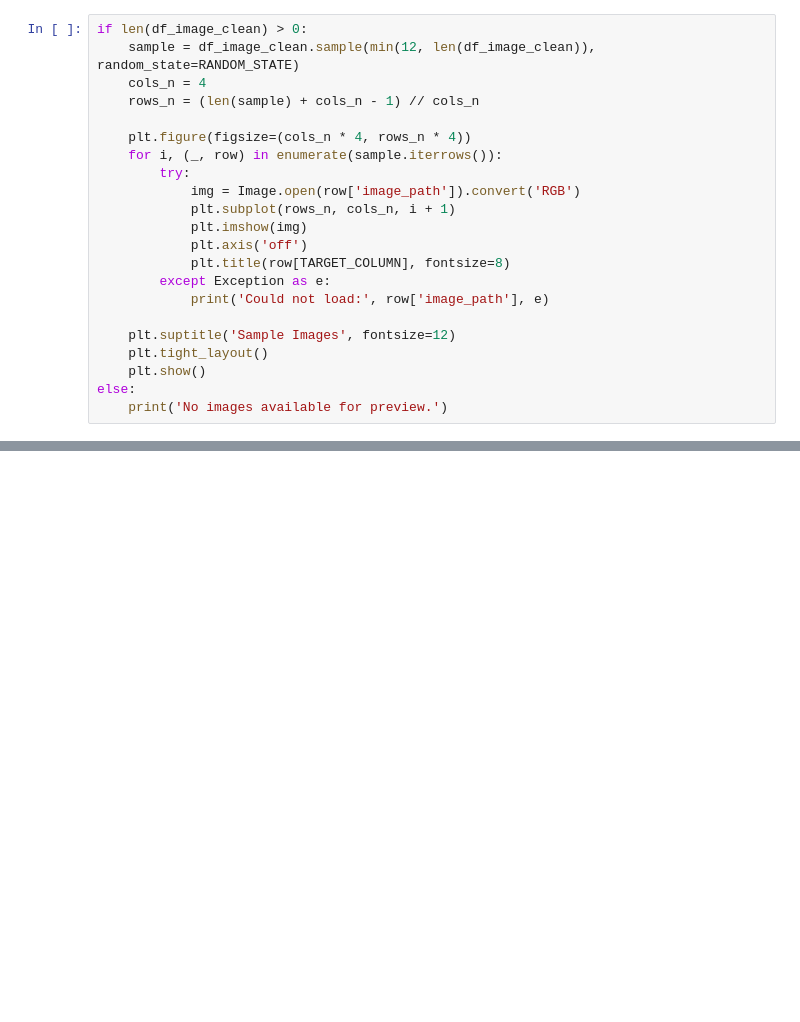
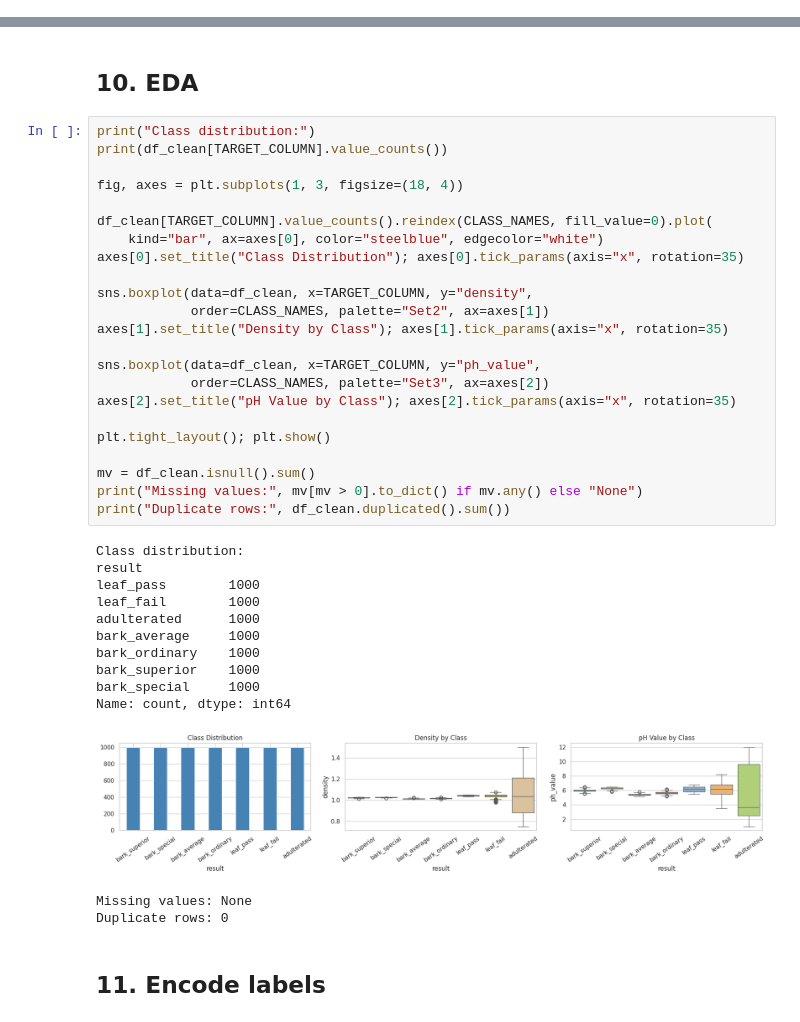
Before and after one commit to TharinduWijayarathna/cinnamon-oil-classifier, a Jupyter notebook: notebook/cinnamon_oil.ipynb, the cells around one changed output, grey strips where cells are left out. Saved outputs shown, nothing was run; the diff lists cells and outputs as text; blank space fills up the shorter version.

```diff
--- a/notebook/cinnamon_oil.ipynb
+++ b/notebook/cinnamon_oil.ipynb
@@ -341,22 +0,0 @@ Duplicate rows: 0
-# %%
-if len(df_image_clean) > 0:
-    sample = df_image_clean.sample(min(12, len(df_image_clean)), random_state=RANDOM_STATE)
-    cols_n = 4
-    rows_n = (len(sample) + cols_n - 1) // cols_n
-
-    plt.figure(figsize=(cols_n * 4, rows_n * 4))
-    for i, (_, row) in enumerate(sample.iterrows()):
-        try:
-            img = Image.open(row['image_path']).convert('RGB')
-            plt.subplot(rows_n, cols_n, i + 1)
-            plt.imshow(img)
-            plt.axis('off')
-            plt.title(row[TARGET_COLUMN], fontsize=8)
-        except Exception as e:
-            print('Could not load:', row['image_path'], e)
-
-    plt.suptitle('Sample Images', fontsize=12)
-    plt.tight_layout()
-    plt.show()
-else:
-    print('No images available for preview.')
@@ -1285,0 +214,41 @@ files.download('final_cinnamon_oil_models.zip')
+# %% [markdown]
+## 10. EDA
+# %%
+print("Class distribution:")
+print(df_clean[TARGET_COLUMN].value_counts())
+
+fig, axes = plt.subplots(1, 3, figsize=(18, 4))
+
+df_clean[TARGET_COLUMN].value_counts().reindex(CLASS_NAMES, fill_value=0).plot(
+    kind="bar", ax=axes[0], color="steelblue", edgecolor="white")
+axes[0].set_title("Class Distribution"); axes[0].tick_params(axis="x", rotation=35)
+
+sns.boxplot(data=df_clean, x=TARGET_COLUMN, y="density",
+            order=CLASS_NAMES, palette="Set2", ax=axes[1])
+axes[1].set_title("Density by Class"); axes[1].tick_params(axis="x", rotation=35)
+
+sns.boxplot(data=df_clean, x=TARGET_COLUMN, y="ph_value",
+            order=CLASS_NAMES, palette="Set3", ax=axes[2])
+axes[2].set_title("pH Value by Class"); axes[2].tick_params(axis="x", rotation=35)
+
+plt.tight_layout(); plt.show()
+
+mv = df_clean.isnull().sum()
+print("Missing values:", mv[mv > 0].to_dict() if mv.any() else "None")
+print("Duplicate rows:", df_clean.duplicated().sum())
+# %% [output]
+Class distribution:
+result
+leaf_pass        1000
+leaf_fail        1000
+adulterated      1000
+bark_average     1000
+bark_ordinary    1000
+bark_superior    1000
+bark_special     1000
+Name: count, dtype: int64
+[figure, added]
+Missing values: None
+Duplicate rows: 0
+# %% [markdown]
+## 11. Encode labels
```
Also changed, not shown: parts of 144 cells of this notebook, 7 other files.
